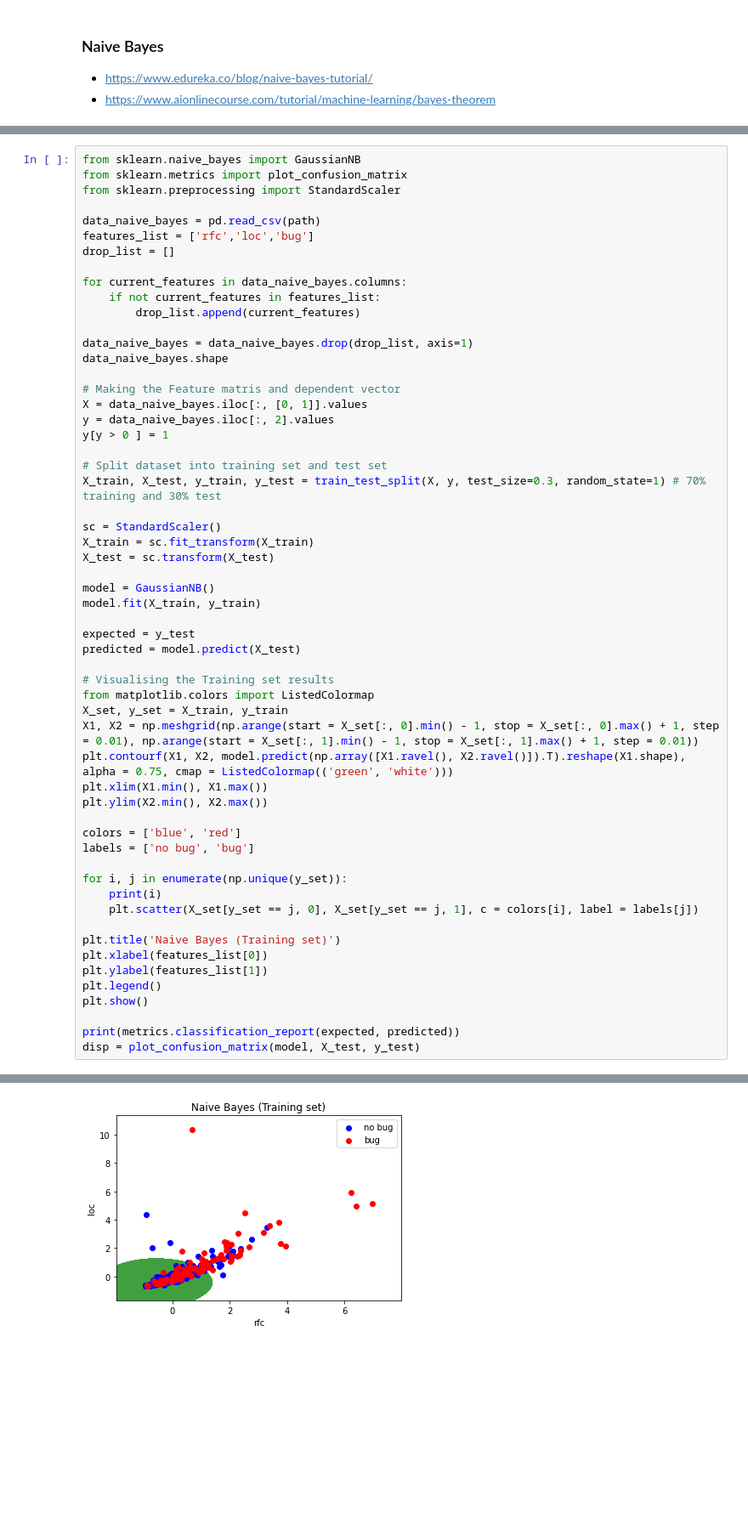
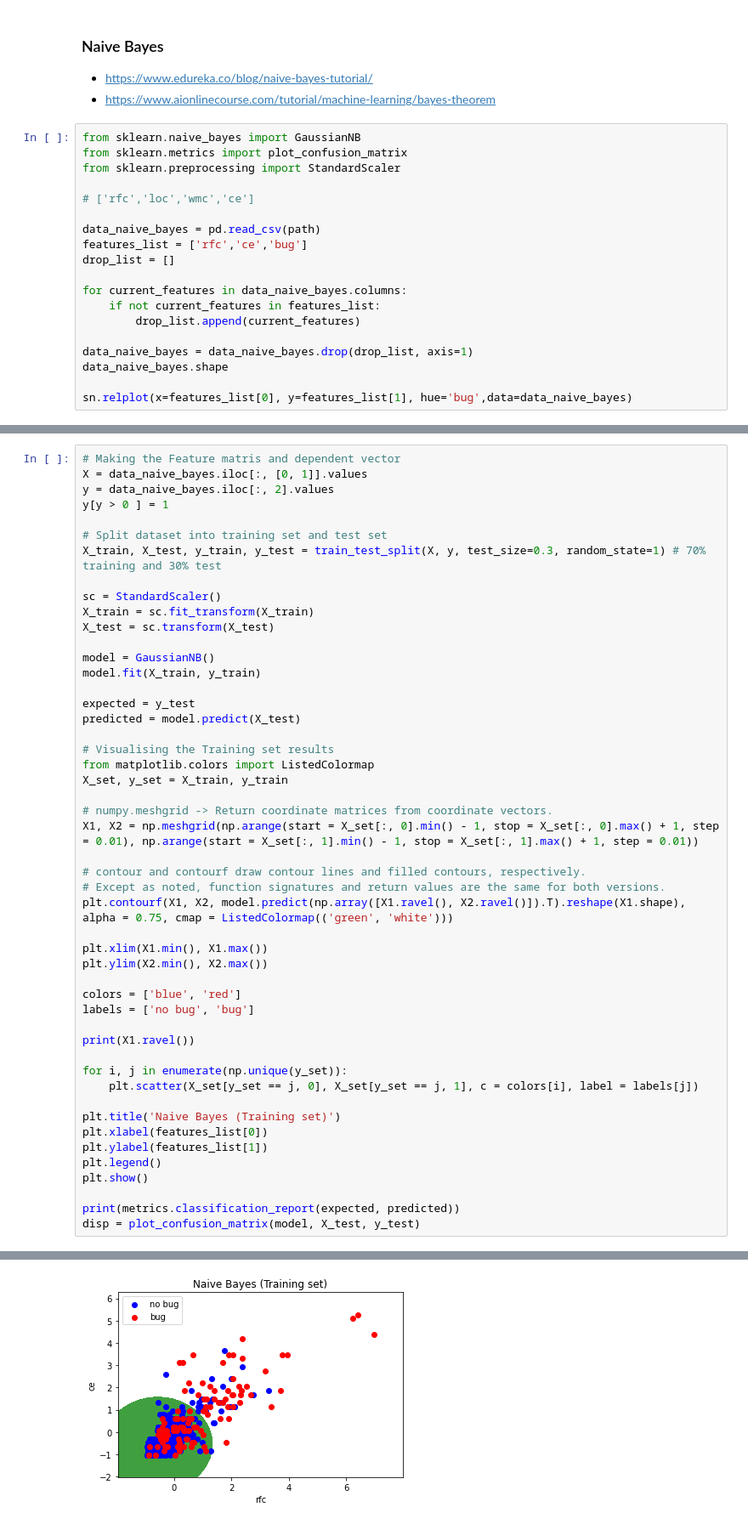
Before and after one commit to francobelloni85/UniSoftwareQualityExam, a Jupyter notebook: SoftwareQualityExam.ipynb, the cells around one changed output, grey strips where cells are left out. Shown at 85% size. Drawn from its saved outputs; the diff is of its cells as text; blank space fills up the shorter version.

```diff
--- a/SoftwareQualityExam.ipynb
+++ b/SoftwareQualityExam.ipynb
@@ -916,3 +933,22 @@ Accuracy: 0.7589285714285714
 ### Naive Bayes
 - https://www.edureka.co/blog/naive-bayes-tutorial/
 - https://www.aionlinecourse.com/tutorial/machine-learning/bayes-theorem
+# %%
+from sklearn.naive_bayes import GaussianNB
+from sklearn.metrics import plot_confusion_matrix
+from sklearn.preprocessing import StandardScaler
+
+# ['rfc','loc','wmc','ce']
+
+data_naive_bayes = pd.read_csv(path)
+features_list = ['rfc','ce','bug']
+drop_list = []
+
+for current_features in data_naive_bayes.columns:
+    if not current_features in features_list:
+        drop_list.append(current_features)
+
+data_naive_bayes = data_naive_bayes.drop(drop_list, axis=1)
+data_naive_bayes.shape
+
+sn.relplot(x=features_list[0], y=features_list[1], hue='bug',data=data_naive_bayes)
@@ -919,19 +958,4 @@ Accuracy: 0.7589285714285714
 # %%
-from sklearn.naive_bayes import GaussianNB
-from sklearn.metrics import plot_confusion_matrix
-from sklearn.preprocessing import StandardScaler
-
-data_naive_bayes = pd.read_csv(path)
-features_list = ['rfc','loc','bug']
-drop_list = []
-
-for current_features in data_naive_bayes.columns:
-    if not current_features in features_list:
-        drop_list.append(current_features)
-
-data_naive_bayes = data_naive_bayes.drop(drop_list, axis=1)
-data_naive_bayes.shape
-
 # Making the Feature matris and dependent vector
 X = data_naive_bayes.iloc[:, [0, 1]].values
 y = data_naive_bayes.iloc[:, 2].values
@@ -953,16 +977,23 @@ predicted = model.predict(X_test)
 # Visualising the Training set results
 from matplotlib.colors import ListedColormap
 X_set, y_set = X_train, y_train
+
+# numpy.meshgrid -> Return coordinate matrices from coordinate vectors.
 X1, X2 = np.meshgrid(np.arange(start = X_set[:, 0].min() - 1, stop = X_set[:, 0].max() + 1, step = 0.01), np.arange(start = X_set[:, 1].min() - 1, stop = X_set[:, 1].max() + 1, step = 0.01))
+
+# contour and contourf draw contour lines and filled contours, respectively.
+# Except as noted, function signatures and return values are the same for both versions.
 plt.contourf(X1, X2, model.predict(np.array([X1.ravel(), X2.ravel()]).T).reshape(X1.shape), alpha = 0.75, cmap = ListedColormap(('green', 'white')))
+
 plt.xlim(X1.min(), X1.max())
 plt.ylim(X2.min(), X2.max())
 
 colors = ['blue', 'red']
 labels = ['no bug', 'bug']
 
+print(X1.ravel())
+
 for i, j in enumerate(np.unique(y_set)):
-    print(i)
     plt.scatter(X_set[y_set == j, 0], X_set[y_set == j, 1], c = colors[i], label = labels[j])
 
 plt.title('Naive Bayes (Training set)')
@@ -979,3 +1010,3 @@ disp = plot_confusion_matrix(model, X_test, y_test)
-[figure, old version]
+[figure, new version]
               precision    recall  f1-score   support
 
```
Also changed, not shown: parts of 16 cells of this notebook.
